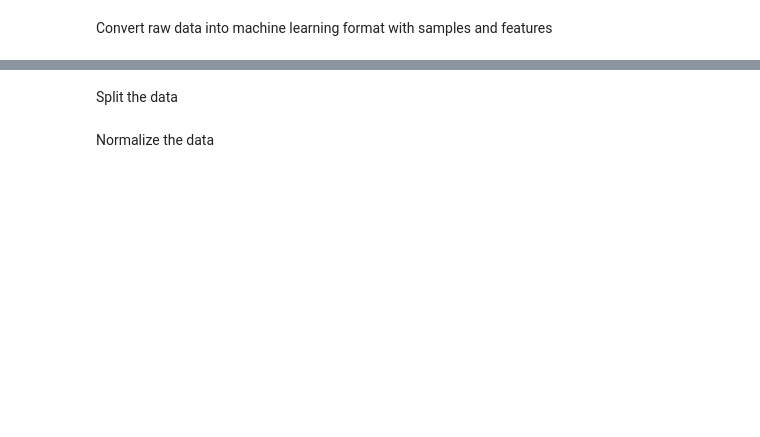
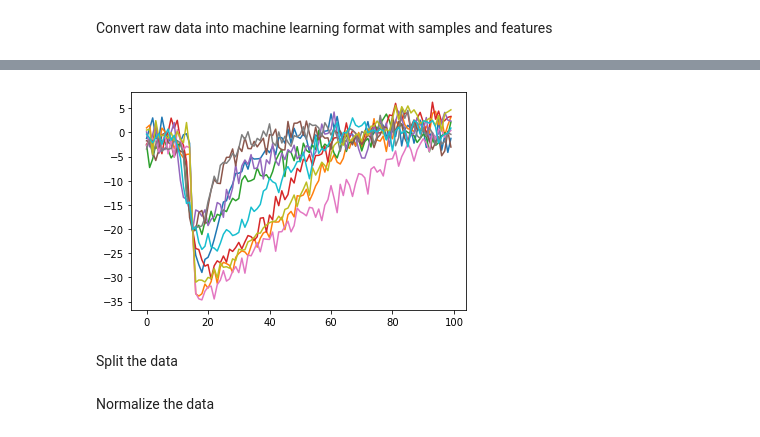
Before and after one commit to me-manu/fastespy, a Jupyter notebook: notebooks/raw-data-cnn-keras-test.ipynb, the cells around one changed output, grey strips where cells are left out. Saved outputs shown, nothing was run; the diff lists cells and outputs as text; code cells hidden in the pictures; blank space fills up the shorter version.

```diff
--- a/notebooks/raw-data-cnn-keras-test.ipynb
+++ b/notebooks/raw-data-cnn-keras-test.ipynb
@@ -132,3 +134,8 @@ X_raw.shape
+# %%
+for i in range(10):
+    plt.plot(X_raw[i])
+# %% [output]
+[figure, added]
 # %%
 # for each time series:
 # standardize by subtracting mean and dividing by variance
```
Also changed, not shown: parts of 19 cells of this notebook.
